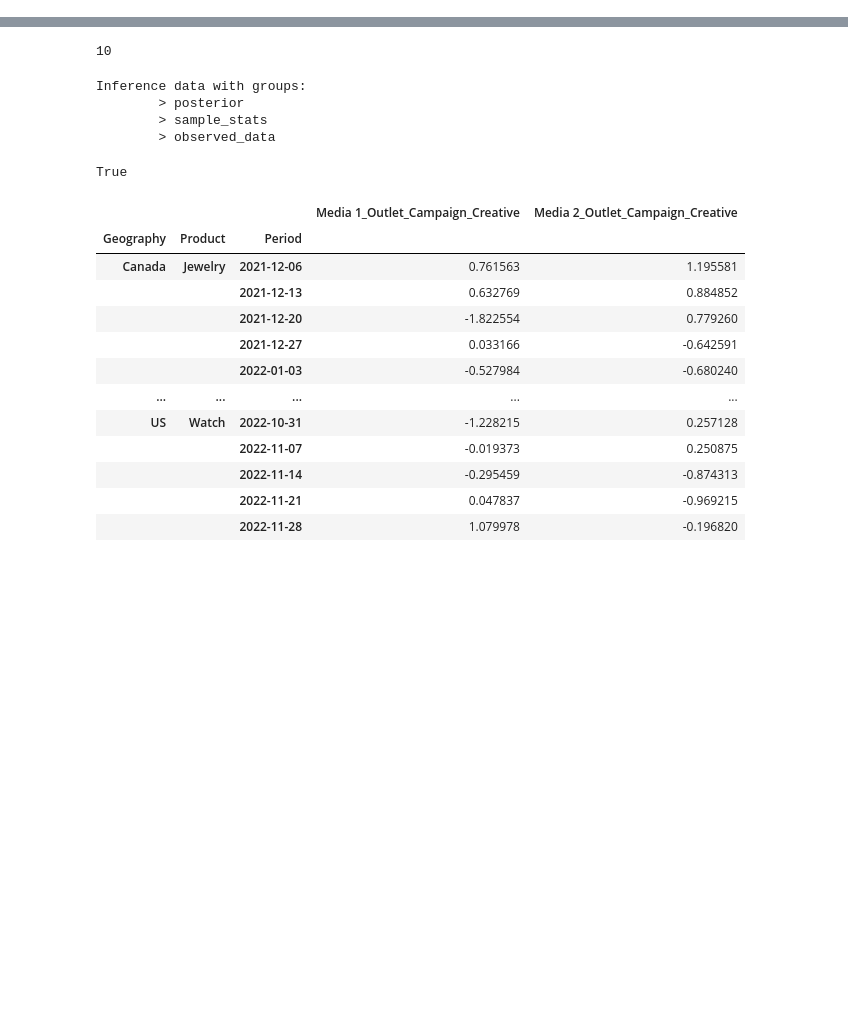
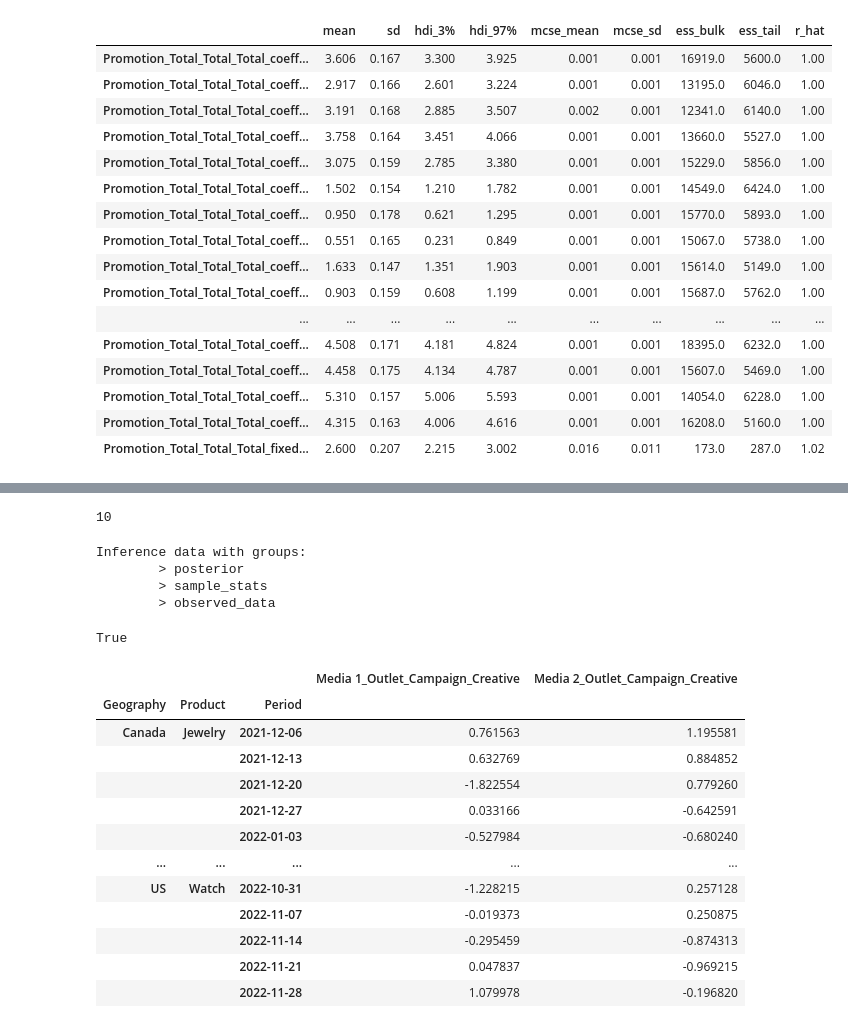
Before and after one commit to redam94/BayesInsight, a Jupyter notebook: FoottrafficModel.ipynb, the cells around one changed output, grey strips where cells are left out. Cells and saved outputs as stored; diff of their text form; code cells hidden in the pictures; blank space fills up the shorter version.

```diff
--- a/FoottrafficModel.ipynb
+++ b/FoottrafficModel.ipynb
@@ -144,0 +82,23 @@ pm.draw(prior, 4000).shape
+# %%
+pm.summary(trace, var_names=[
+  'Promotion_Total_Total_Total_coeff_estimate',
+  'Promotion_Total_Total_Total_fixed_coeff'
+])
+# %% [output]
+|  | mean | sd | hdi_3% | hdi_97% | mcse_mean | mcse_sd | ess_bulk | ess_tail | r_hat |
+| Promotion_Total_Total_Total_coeff... | 3.606 | 0.167 | 3.300 | 3.925 | 0.001 | 0.001 | 16919.0 | 5600.0 | 1.00 |
+| Promotion_Total_Total_Total_coeff... | 2.917 | 0.166 | 2.601 | 3.224 | 0.001 | 0.001 | 13195.0 | 6046.0 | 1.00 |
+| Promotion_Total_Total_Total_coeff... | 3.191 | 0.168 | 2.885 | 3.507 | 0.002 | 0.001 | 12341.0 | 6140.0 | 1.00 |
+| Promotion_Total_Total_Total_coeff... | 3.758 | 0.164 | 3.451 | 4.066 | 0.001 | 0.001 | 13660.0 | 5527.0 | 1.00 |
+| Promotion_Total_Total_Total_coeff... | 3.075 | 0.159 | 2.785 | 3.380 | 0.001 | 0.001 | 15229.0 | 5856.0 | 1.00 |
+| Promotion_Total_Total_Total_coeff... | 1.502 | 0.154 | 1.210 | 1.782 | 0.001 | 0.001 | 14549.0 | 6424.0 | 1.00 |
+| Promotion_Total_Total_Total_coeff... | 0.950 | 0.178 | 0.621 | 1.295 | 0.001 | 0.001 | 15770.0 | 5893.0 | 1.00 |
+| Promotion_Total_Total_Total_coeff... | 0.551 | 0.165 | 0.231 | 0.849 | 0.001 | 0.001 | 15067.0 | 5738.0 | 1.00 |
+| Promotion_Total_Total_Total_coeff... | 1.633 | 0.147 | 1.351 | 1.903 | 0.001 | 0.001 | 15614.0 | 5149.0 | 1.00 |
+| Promotion_Total_Total_Total_coeff... | 0.903 | 0.159 | 0.608 | 1.199 | 0.001 | 0.001 | 15687.0 | 5762.0 | 1.00 |
+| ... | ... | ... | ... | ... | ... | ... | ... | ... | ... |
+| Promotion_Total_Total_Total_coeff... | 4.508 | 0.171 | 4.181 | 4.824 | 0.001 | 0.001 | 18395.0 | 6232.0 | 1.00 |
+| Promotion_Total_Total_Total_coeff... | 4.458 | 0.175 | 4.134 | 4.787 | 0.001 | 0.001 | 15607.0 | 5469.0 | 1.00 |
+| Promotion_Total_Total_Total_coeff... | 5.310 | 0.157 | 5.006 | 5.593 | 0.001 | 0.001 | 14054.0 | 6228.0 | 1.00 |
+| Promotion_Total_Total_Total_coeff... | 4.315 | 0.163 | 4.006 | 4.616 | 0.001 | 0.001 | 16208.0 | 5160.0 | 1.00 |
+| Promotion_Total_Total_Total_fixed... | 2.600 | 0.207 | 2.215 | 3.002 | 0.016 | 0.011 | 173.0 | 287.0 | 1.02 |
```
Also changed, not shown: parts of 35 cells of this notebook, 7 other files.
